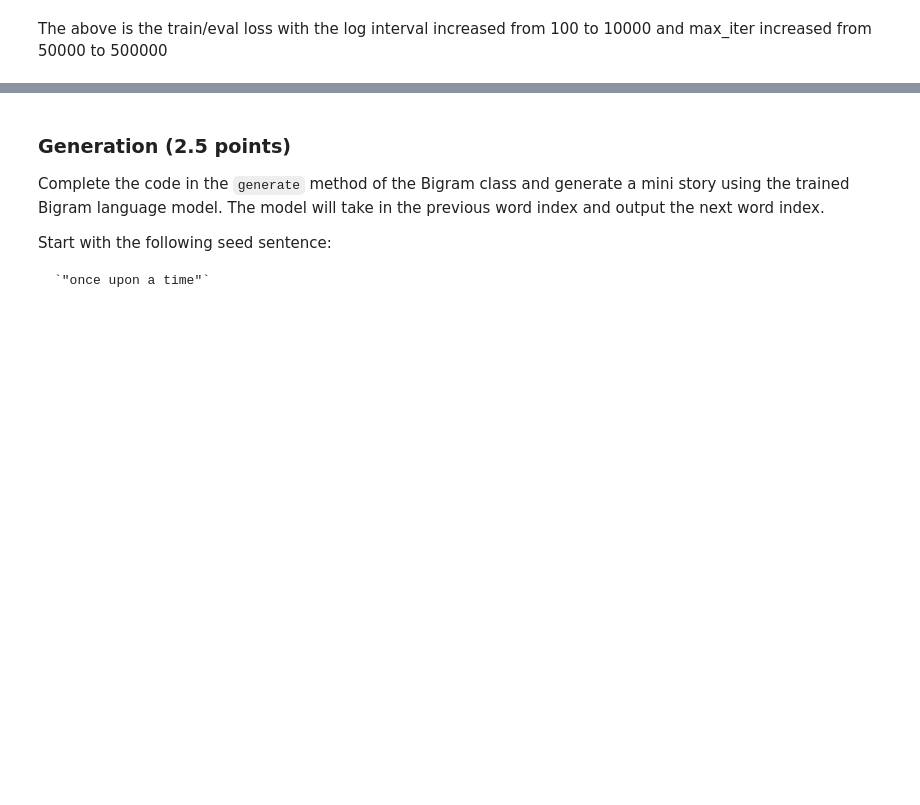
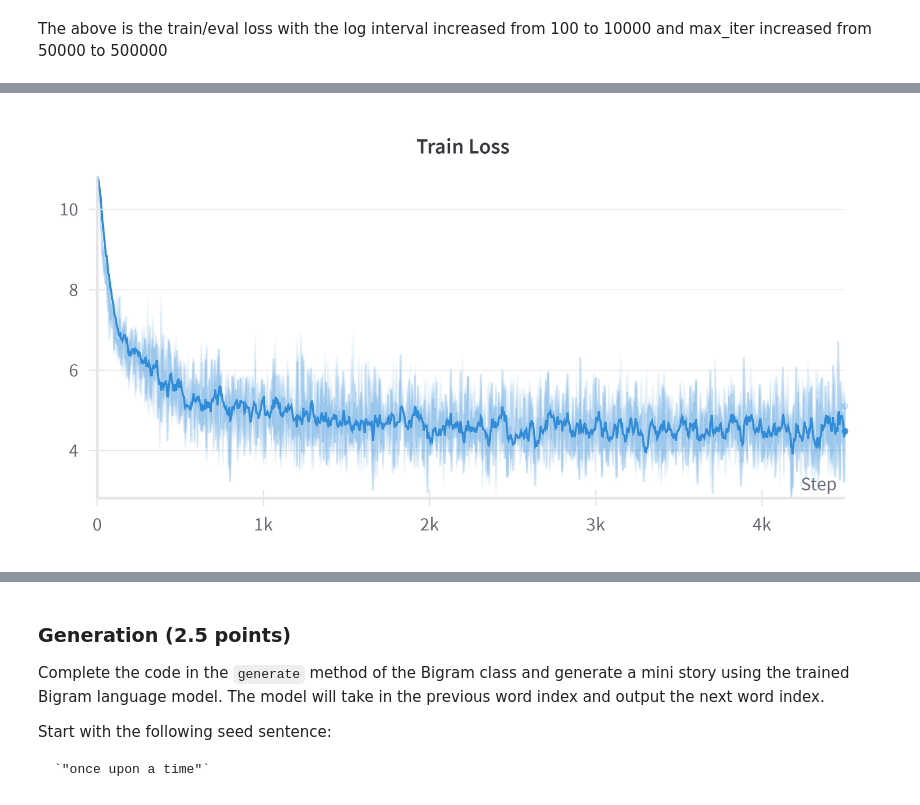
Before and after one commit to kbaseba/239AS_2, a Jupyter notebook: Project_3/Language_Modelling.ipynb, the cells around one changed output, grey strips where cells are left out. Cells and saved outputs as stored; diff of their text form; code cells hidden in the pictures; blank space fills up the shorter version.

```diff
--- a/Project_3/Language_Modelling.ipynb
+++ b/Project_3/Language_Modelling.ipynb
@@ -130,0 +129,5 @@ Image(url= "results/bigram_val_loss.png")
+# %%
+img_path = os.path.join('.', 'Images', 'bigram_train_loss.png')
+display(Image(filename=img_path))
+# %% [output]
+[figure, added]
```
Also changed, not shown: parts of 4 cells of this notebook, 7 other files.
